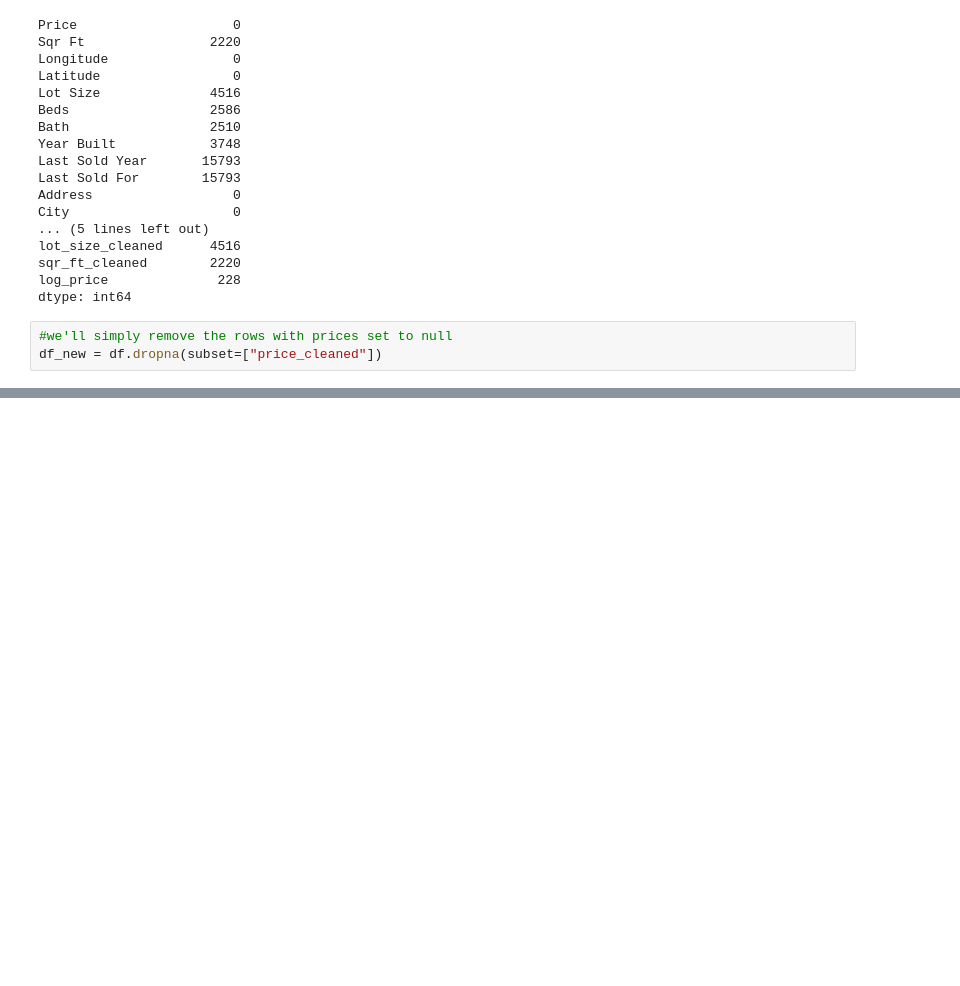
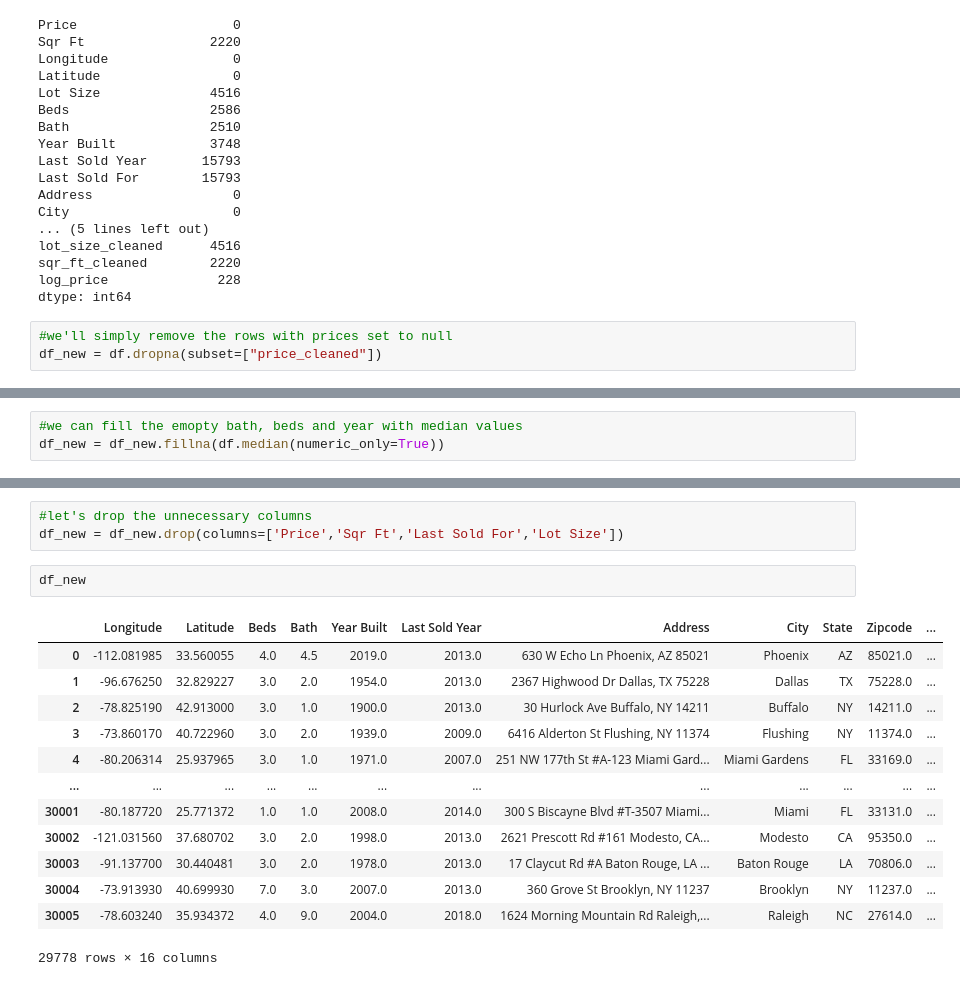
Before and after one commit to raushan-shah/CSY2082-AS1-assignment, a Jupyter notebook: code.ipynb, the cells around one changed output, grey strips where cells are left out. Saved outputs shown, nothing was run; the diff lists cells and outputs as text; blank space fills up the shorter version.

```diff
--- a/code.ipynb
+++ b/code.ipynb
@@ -569,0 +575,3 @@ df['']
+# %%
+#we can fill the emopty bath, beds and year with median values
+df_new = df_new.fillna(df.median(numeric_only=True))
@@ -569,0 +598,19 @@ df['']
+# %%
+#let's drop the unnecessary columns
+df_new = df_new.drop(columns=['Price','Sqr Ft','Last Sold For','Lot Size'])
+# %%
+df_new
+# %% [output]
+|  | Longitude | Latitude | Beds | Bath | Year Built | Last Sold Year | Address | City | State | Zipcode | ... |
+| 0 | -112.081985 | 33.560055 | 4.0 | 4.5 | 2019.0 | 2013.0 | 630 W Echo Ln Phoenix, AZ 85021 | Phoenix | AZ | 85021.0 | ... |
+| 1 | -96.676250 | 32.829227 | 3.0 | 2.0 | 1954.0 | 2013.0 | 2367 Highwood Dr Dallas, TX 75228 | Dallas | TX | 75228.0 | ... |
+| 2 | -78.825190 | 42.913000 | 3.0 | 1.0 | 1900.0 | 2013.0 | 30 Hurlock Ave Buffalo, NY 14211 | Buffalo | NY | 14211.0 | ... |
+| 3 | -73.860170 | 40.722960 | 3.0 | 2.0 | 1939.0 | 2009.0 | 6416 Alderton St Flushing, NY 11374 | Flushing | NY | 11374.0 | ... |
+| 4 | -80.206314 | 25.937965 | 3.0 | 1.0 | 1971.0 | 2007.0 | 251 NW 177th St #A-123 Miami Gard... | Miami Gardens | FL | 33169.0 | ... |
+| ... | ... | ... | ... | ... | ... | ... | ... | ... | ... | ... | ... |
+| 30001 | -80.187720 | 25.771372 | 1.0 | 1.0 | 2008.0 | 2014.0 | 300 S Biscayne Blvd #T-3507 Miami... | Miami | FL | 33131.0 | ... |
+| 30002 | -121.031560 | 37.680702 | 3.0 | 2.0 | 1998.0 | 2013.0 | 2621 Prescott Rd #161 Modesto, CA... | Modesto | CA | 95350.0 | ... |
+| 30003 | -91.137700 | 30.440481 | 3.0 | 2.0 | 1978.0 | 2013.0 | 17 Claycut Rd #A Baton Rouge, LA ... | Baton Rouge | LA | 70806.0 | ... |
+| 30004 | -73.913930 | 40.699930 | 7.0 | 3.0 | 2007.0 | 2013.0 | 360 Grove St Brooklyn, NY 11237 | Brooklyn | NY | 11237.0 | ... |
+| 30005 | -78.603240 | 35.934372 | 4.0 | 9.0 | 2004.0 | 2018.0 | 1624 Morning Mountain Rd Raleigh,... | Raleigh | NC | 27614.0 | ... |
+29778 rows × 16 columns
```
Also changed, not shown: parts of 9 cells of this notebook.
